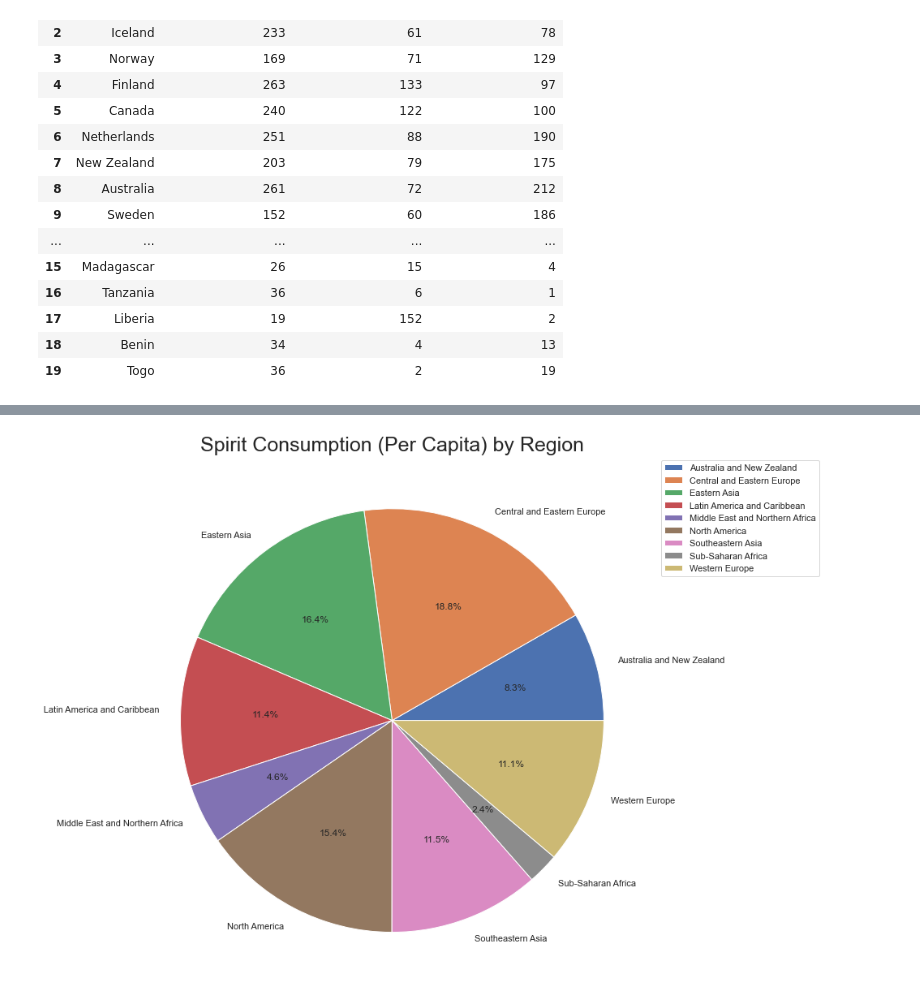
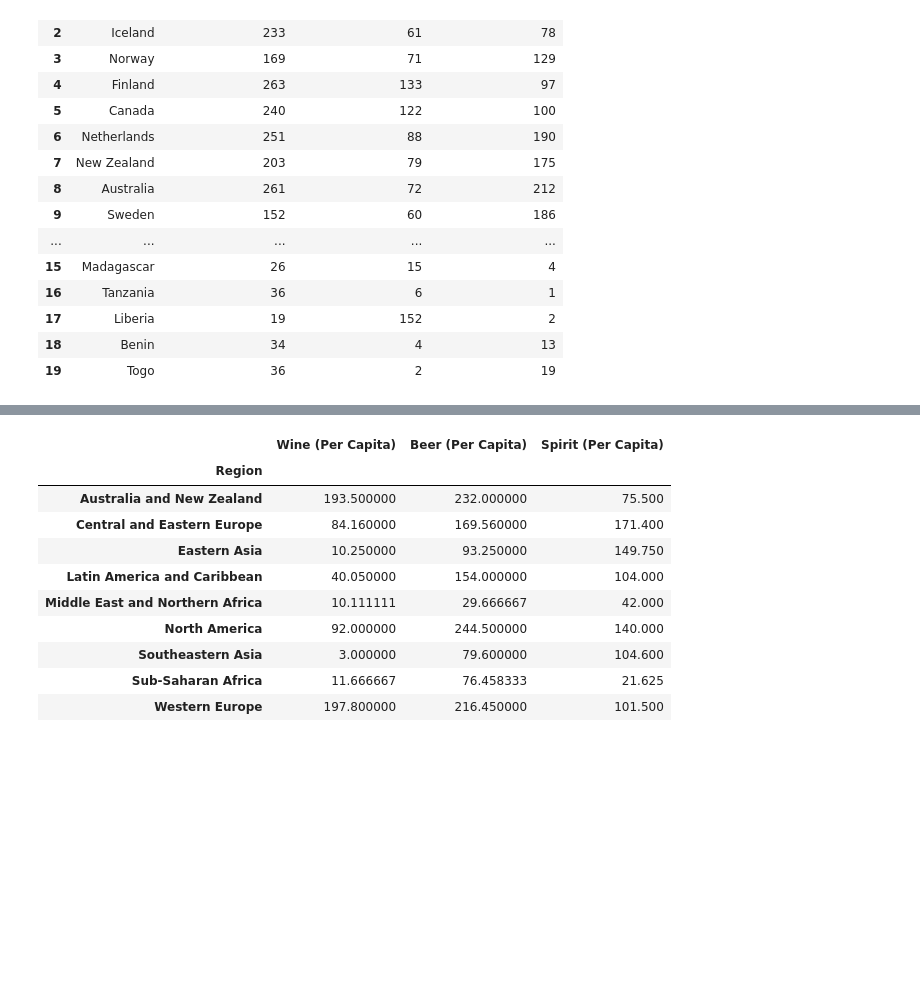
Before and after one commit to Caleman34/Alcohol_and_Happiness, a Jupyter notebook: Alcohol_and_Happiness.ipynb, the cells around one changed output, grey strips where cells are left out. Saved outputs shown, nothing was run; the diff lists cells and outputs as text; code cells hidden in the pictures; blank space fills up the shorter version.

```diff
--- a/Alcohol_and_Happiness.ipynb
+++ b/Alcohol_and_Happiness.ipynb
@@ -284,10 +254,24 @@ plt.savefig("Figures/Region_beer.png")
-# %%
-#create pie chart for spirit consumption by region
-group_df.groupby(["Region"]).mean().plot(kind = "pie", y = "Spirit (Per Capita)", autopct='%1.1f%%',figsize=(15,12) )
-plt.title("Spirit Consumption (Per Capita) by Region", fontsize=25)
-plt.axes().set_ylabel("")
-plt.legend(bbox_to_anchor=(1, 1))
-plt.axes().set_ylabel("")
-plt.savefig("Figures/Region_Spirit.png")
-# %% [output]
-[figure, removed]
+# %%
+region_group = group_df.groupby(["Region"])
+
+wine_region = region_group["Wine (Per Capita)"].mean()
+beer_region = region_group["Beer (Per Capita)"].mean()
+spirit_region = region_group["Spirit (Per Capita)"].mean()
+
+region_group_all_consumption = pd.DataFrame({"Wine (Per Capita)": wine_region,
+                                  "Beer (Per Capita)": beer_region,
+                                  "Spirit (Per Capita)": spirit_region})
+
+region_group_all_consumption
+# %% [output]
+|  | Wine (Per Capita) | Beer (Per Capita) | Spirit (Per Capita) |
+| Region |  |  |  |
+| Australia and New Zealand | 193.500000 | 232.000000 | 75.500 |
+| Central and Eastern Europe | 84.160000 | 169.560000 | 171.400 |
+| Eastern Asia | 10.250000 | 93.250000 | 149.750 |
+| Latin America and Caribbean | 40.050000 | 154.000000 | 104.000 |
+| Middle East and Northern Africa | 10.111111 | 29.666667 | 42.000 |
+| North America | 92.000000 | 244.500000 | 140.000 |
+| Southeastern Asia | 3.000000 | 79.600000 | 104.600 |
+| Sub-Saharan Africa | 11.666667 | 76.458333 | 21.625 |
+| Western Europe | 197.800000 | 216.450000 | 101.500 |
```
Also changed, not shown: parts of 4 cells of this notebook, 3 other files.
